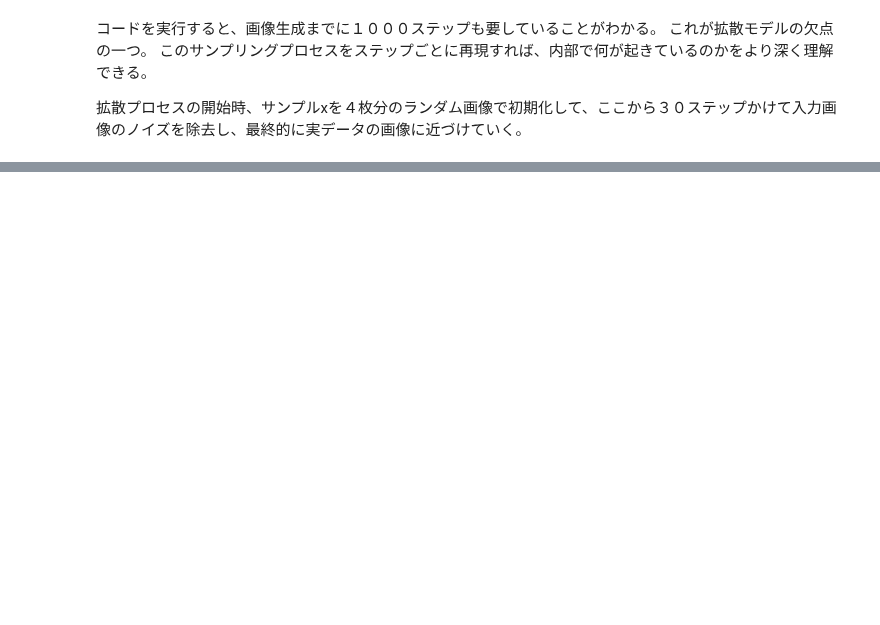
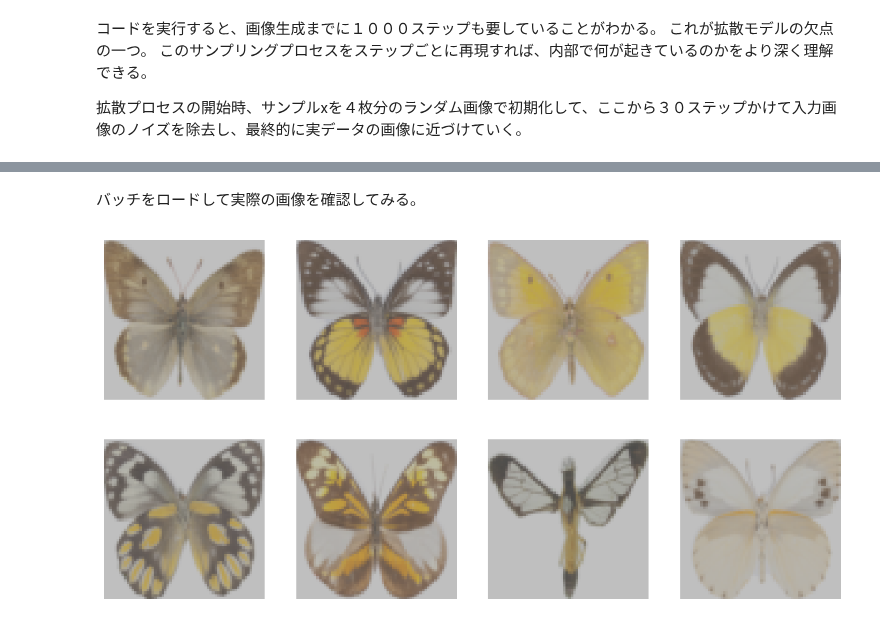
Before and after one commit to shown5/Hands-on-Generative-AI, a Jupyter notebook: chap4_diffusionModel.ipynb, the cells around one changed output, grey strips where cells are left out. Drawn from its saved outputs; the diff is of its cells as text; code cells hidden in the pictures; blank space fills up the shorter version.

```diff
--- a/chap4_diffusionModel.ipynb
+++ b/chap4_diffusionModel.ipynb
@@ -99,0 +117,4 @@ for i, t in enumerate(image_pipe.scheduler.timesteps):
+# %%
+from datasets import load_dataset
+
+dataset = load_dataset("huggan/smithsonian_butterflies_subset", split="train")
@@ -99,0 +131,36 @@ for i, t in enumerate(image_pipe.scheduler.timesteps):
+# %%
+from torchvision import transforms
+
+image_size=64
+
+# 変換を定義する
+preprocess=transforms.Compose(
+    [
+        transforms.Resize((image_size, image_size)),
+        transforms.RandomHorizontalFlip(),
+        transforms.ToTensor(),
+        transforms.Normalize([0.5], [0.5]),
+    ]
+)
+# %%
+def transform(examples):
+  examples = [preprocess(image) for image in examples["image"]]
+  return {"images": examples}
+
+
+dataset.set_transform(transform)
+batch_size=16
+
+train_dataloader = torch.utils.data.DataLoader(
+    dataset, batch_size=batch_size, shuffle=True
+)
+# %% [markdown]
+バッチをロードして実際の画像を確認してみる。
+# %%
+from genaibook.core import show_images
+
+batch = next(iter(train_dataloader))
+images = batch["images"]
+show_images(images[:8]*0.5*0.5+0.5)
+# %% [output]
+[figure, added]
```
Also changed, not shown: parts of 7 cells of this notebook.
